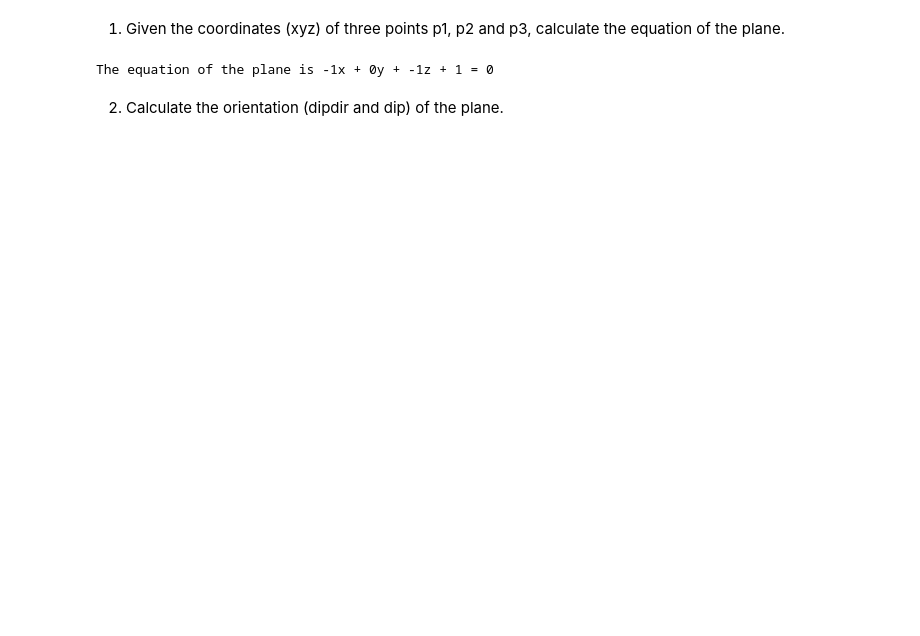
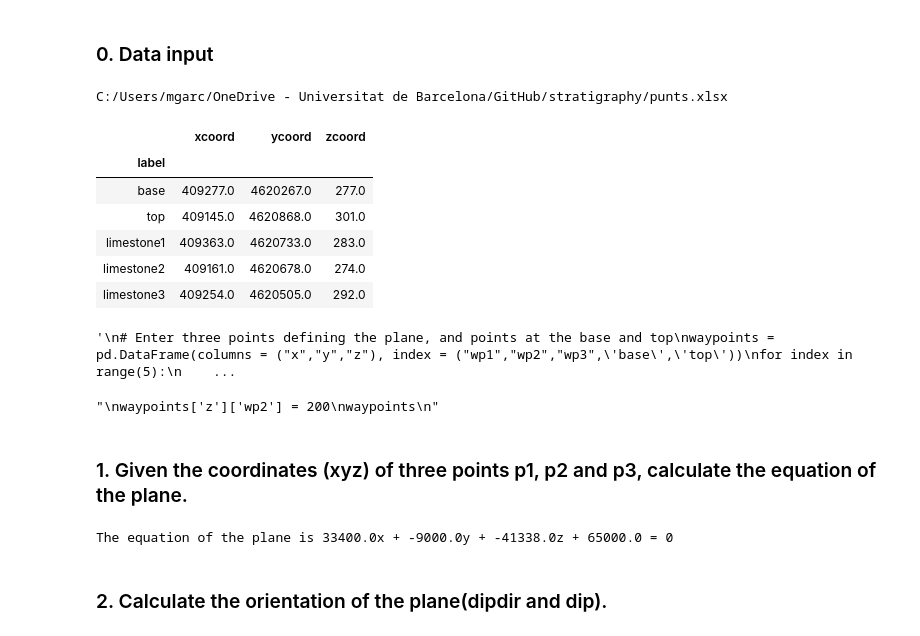
Before and after one commit to miguel-garces/stratigraphy, a Jupyter notebook: Stratigraphic thickness 3D.ipynb, the cells around one changed output. Saved outputs shown, nothing was run; the diff lists cells and outputs as text; code cells hidden in the pictures; blank space fills up the shorter version.

```diff
--- a/Stratigraphic thickness 3D.ipynb
+++ b/Stratigraphic thickness 3D.ipynb
@@ -8,17 +13,63 @@ import numpy as np
+# %% [markdown]
+### 0. Data input
+# %%
+#Read excel spreadsheet with coordinates of points (East, North, altitude)
+from tkinter import *
+from tkinter import filedialog
+# Create Tk root
+root = Tk()
+# Hide the main window
+root.withdraw()
+root.call('wm', 'attributes', '.', '-topmost', True)
+
+filename = filedialog.askopenfilename(filetypes = (('excel XLSX', '*.xlsx'),('excel XLS', '*.xls')))
+print(filename)
+waypoints = pd.read_excel(filename, index_col=0)
+waypoints.round()
+# %% [output]
+C:/Users/mgarc/OneDrive - Universitat de Barcelona/GitHub/stratigraphy/punts.xlsx
+|  | xcoord | ycoord | zcoord |
+| label |  |  |  |
+| base | 409277.0 | 4620267.0 | 277.0 |
+| top | 409145.0 | 4620868.0 | 301.0 |
+| limestone1 | 409363.0 | 4620733.0 | 283.0 |
+| limestone2 | 409161.0 | 4620678.0 | 274.0 |
+| limestone3 | 409254.0 | 4620505.0 | 292.0 |
+# %%
+# unmark to enter points manually
+'''
+# Enter three points defining the plane, and points at the base and top
+waypoints = pd.DataFrame(columns = ("x","y","z"), index = ("wp1","wp2","wp3",'base','top'))
+for index in range(5):
+    for col in range(3):
+        waypoints.iloc[index,col] = float(input('{0} coordenada {1}: '.format( waypoints.index[index], waypoints.columns[col])))
+
+waypoints
+'''
+# %% [output]
+'\n# Enter three points defining the plane, and points at the base and top\nwaypoints = pd.DataFrame(columns = ("x","y","z"), index = ("wp1","wp2","wp3",\'base\',\'top\'))\nfor index in range(5):\n    ...
+# %%
+#If need to correct some input data
+'''
+waypoints['z']['wp2'] = 200
+waypoints
+'''
+# %% [output]
+"\nwaypoints['z']['wp2'] = 200\nwaypoints\n"
 # %% [markdown]
-1. Given the coordinates (xyz) of three points p1, p2 and p3, calculate the equation of the plane.
+### 1. Given the coordinates (xyz) of three points p1, p2 and p3, calculate the equation of the plane.
 # %%
-# three points defining the plane
-p1 = np.array([1, 0, 0]) #point 1 coordinates: x1(East), y1(North), z1
-p2 = np.array([1, 1, 0]) #point 2 coordinates: x2(East), y2(North), z2
-p3 = np.array([0, 0, 1]) #point 3 coordinates:x3(East), y3(North), z3
+# Given three points defining the plane...(by default, the first 3 points in the dataframe)
+p1 = np.array(waypoints.iloc[0],dtype=float) #point 1 coordinates: x1(East), y1(North), z1
+p2 = np.array(waypoints.iloc[1],dtype=float) #point 2 coordinates: x2(East), y2(North), z2
+p3 = np.array(waypoints.iloc[2],dtype=float) #point 3 coordinates:x3(East), y3(North), z3
 
-# These two vectors are in the plane
-v1 = p3 - p1
-v2 = p2 - p1
+# Calculate two vectors defining the plane
+u = p3 - p1
+v = p2 - p1
 
 # the cross product is a vector normal to the plane
-pole = np.cross(v1, v2)
+pole = np.cross(u, v)
 if pole[2]>0:
     pole = -pole
 A, B, C = pole
@@ -26,11 +77,11 @@ A, B, C = pole
 # This evaluates A*x3 + B*y3 + C*z3 which equals -D
 D = - np.dot(pole, p3)
 
-print('The equation of the plane is {0}x + {1}y + {2}z + {3} = 0'.format(A,B,C,D))
+print(color.BOLD+'The equation of the plane is {0}x + {1}y + {2}z + {3} = 0'.format(round(A),round(B),round(C),round(D)))
 # %% [output]
-The equation of the plane is -1x + 0y + -1z + 1 = 0
+The equation of the plane is 33400.0x + -9000.0y + -41338.0z + 65000.0 = 0
 # %% [markdown]
-2. Calculate the orientation (dipdir and dip) of the plane.
+### 2. Calculate the orientation of the plane(dipdir and dip).
 # %%
 # Calculate the pole of the plane (azimuth and dip)
 North_comp = B
```
Also changed, not shown: parts of 9 cells of this notebook.
